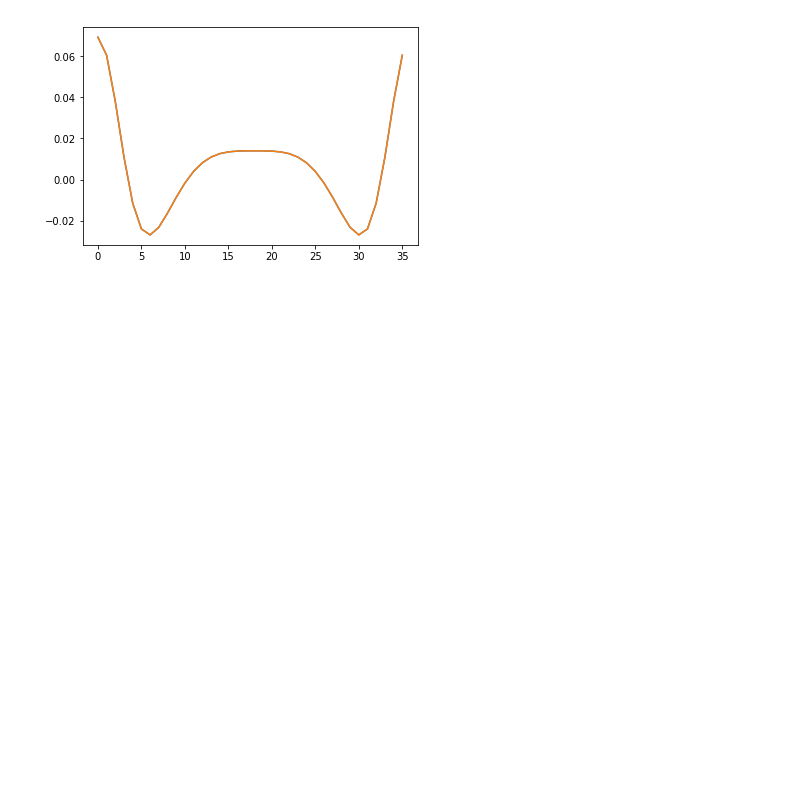
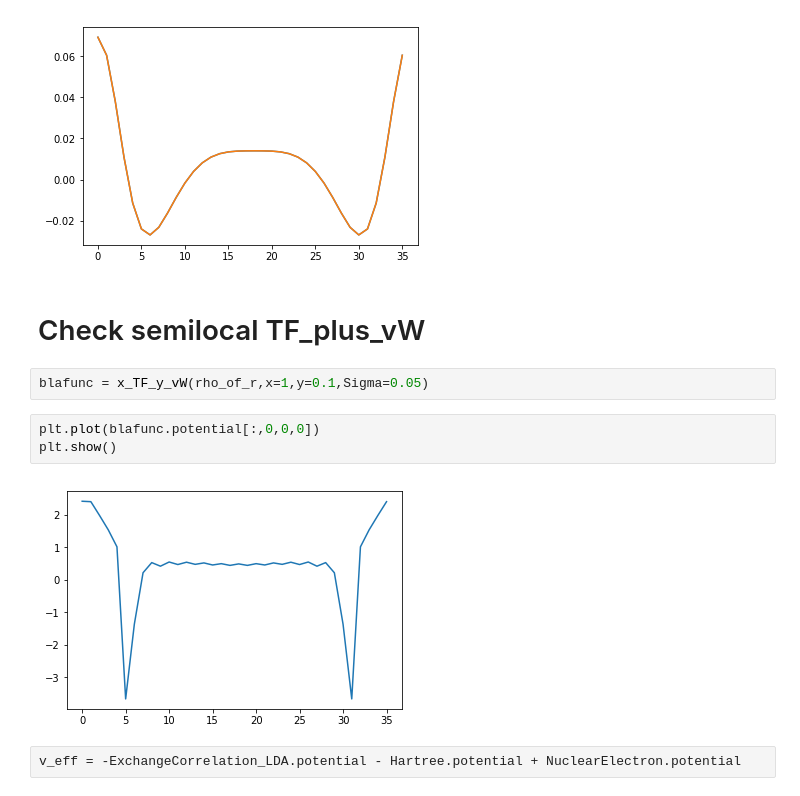
Before and after one commit to alesgenova/pbcpy, a Jupyter notebook: notebooks/TotalEnergyFunctional.ipynb, the cells around one changed output. Cells and saved outputs as stored; diff of their text form; blank space fills up the shorter version.

```diff
--- a/notebooks/TotalEnergyFunctional.ipynb
+++ b/notebooks/TotalEnergyFunctional.ipynb
@@ -89,3 +88,14 @@ plt.plot(Hartree.potential[:,0,0,0])
 plt.show()
 # %% [output]
 [figure]
+# %% [markdown]
+# Check semilocal TF_plus_vW
+# %%
+blafunc = x_TF_y_vW(rho_of_r,x=1,y=0.1,Sigma=0.05)
+# %%
+plt.plot(blafunc.potential[:,0,0,0])
+plt.show()
+# %% [output]
+[figure, added]
+# %%
+v_eff = -ExchangeCorrelation_LDA.potential - Hartree.potential + NuclearElectron.potential
```
Also changed, not shown: parts of 2 cells of this notebook, 5 other files.
